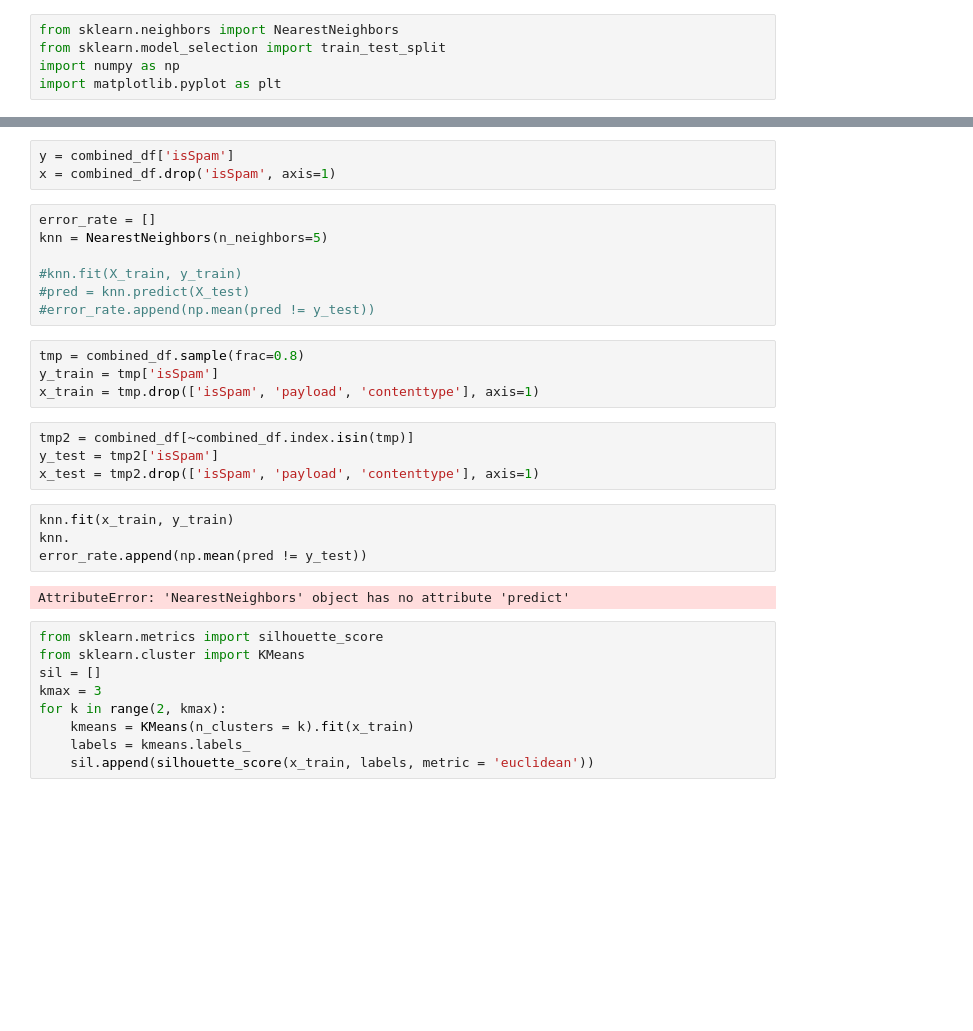
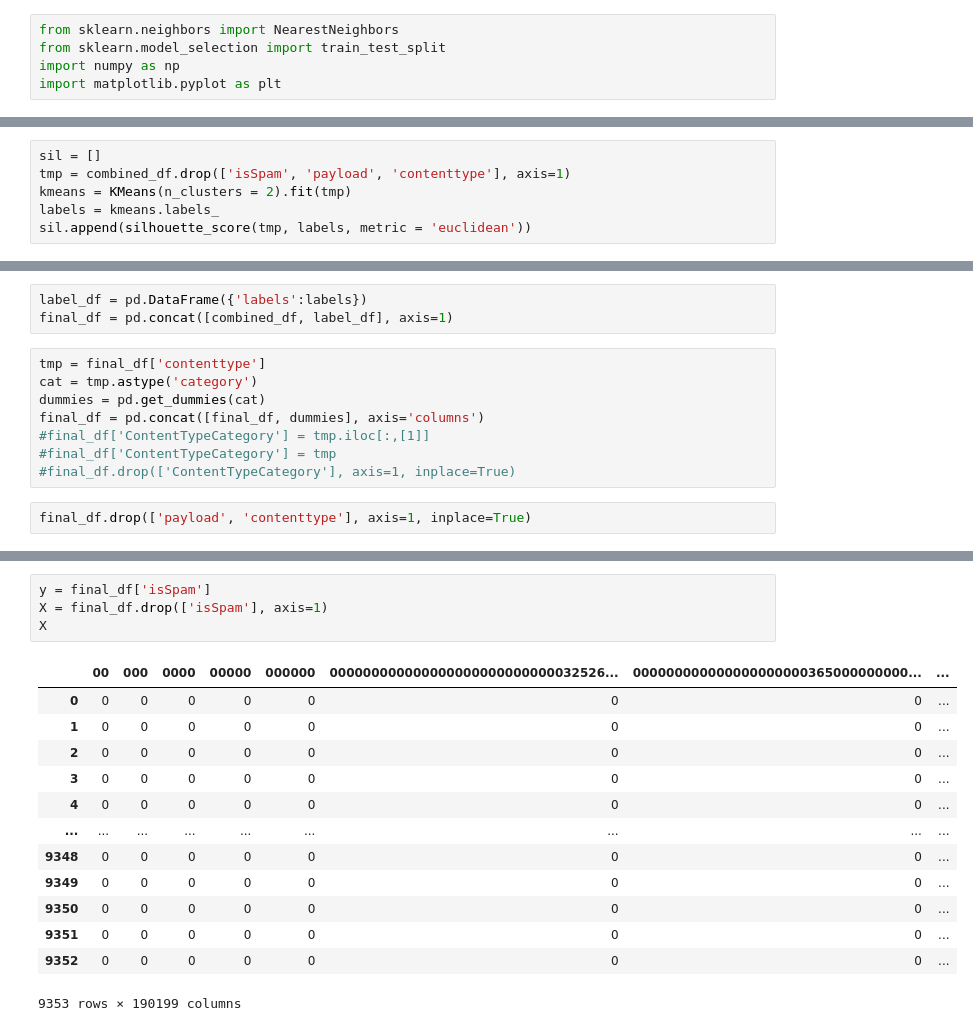
Before and after one commit to bx-lr/ds7333, a Jupyter notebook: 03-project/scripts/03-project_mitchell.ipynb, the cells around one changed output, grey strips where cells are left out. Drawn from its saved outputs; the diff is of its cells as text; blank space fills up the shorter version.

```diff
--- a/03-project/scripts/03-project_mitchell.ipynb
+++ b/03-project/scripts/03-project_mitchell.ipynb
@@ -62,0 +92,6 @@ import matplotlib.pyplot as plt
+# %%
+sil = []
+tmp = combined_df.drop(['isSpam', 'payload', 'contenttype'], axis=1)
+kmeans = KMeans(n_clusters = 2).fit(tmp)
+labels = kmeans.labels_
+sil.append(silhouette_score(tmp, labels, metric = 'euclidean'))
@@ -62,0 +113,13 @@ import matplotlib.pyplot as plt
+# %%
+label_df = pd.DataFrame({'labels':labels})
+final_df = pd.concat([combined_df, label_df], axis=1)
+# %%
+tmp = final_df['contenttype']
+cat = tmp.astype('category')
+dummies = pd.get_dummies(cat)
+final_df = pd.concat([final_df, dummies], axis='columns')
+#final_df['ContentTypeCategory'] = tmp.iloc[:,[1]]
+#final_df['ContentTypeCategory'] = tmp
+#final_df.drop(['ContentTypeCategory'], axis=1, inplace=True)
+# %%
+final_df.drop(['payload', 'contenttype'], axis=1, inplace=True)
@@ -63,33 +144,18 @@ import matplotlib.pyplot as plt
 # %%
-y = combined_df['isSpam']
-x = combined_df.drop('isSpam', axis=1)
+y = final_df['isSpam']
+X = final_df.drop(['isSpam'], axis=1)
+X
+# %% [output]
+|  | 00 | 000 | 0000 | 00000 | 000000 | 000000000000000000000000000032526... | 000000000000000000000365000000000... | ... |
+| 0 | 0 | 0 | 0 | 0 | 0 | 0 | 0 | ... |
+| 1 | 0 | 0 | 0 | 0 | 0 | 0 | 0 | ... |
+| 2 | 0 | 0 | 0 | 0 | 0 | 0 | 0 | ... |
+| 3 | 0 | 0 | 0 | 0 | 0 | 0 | 0 | ... |
+| 4 | 0 | 0 | 0 | 0 | 0 | 0 | 0 | ... |
+| ... | ... | ... | ... | ... | ... | ... | ... | ... |
+| 9348 | 0 | 0 | 0 | 0 | 0 | 0 | 0 | ... |
+| 9349 | 0 | 0 | 0 | 0 | 0 | 0 | 0 | ... |
+| 9350 | 0 | 0 | 0 | 0 | 0 | 0 | 0 | ... |
+| 9351 | 0 | 0 | 0 | 0 | 0 | 0 | 0 | ... |
+| 9352 | 0 | 0 | 0 | 0 | 0 | 0 | 0 | ... |
+9353 rows × 190199 columns
-# %%
-error_rate = []
-knn = NearestNeighbors(n_neighbors=5)
-
-#knn.fit(X_train, y_train)
-#pred = knn.predict(X_test)
-#error_rate.append(np.mean(pred != y_test))
-# %%
-tmp = combined_df.sample(frac=0.8)
-y_train = tmp['isSpam']
-x_train = tmp.drop(['isSpam', 'payload', 'contenttype'], axis=1)
-# %%
-tmp2 = combined_df[~combined_df.index.isin(tmp)]
-y_test = tmp2['isSpam']
-x_test = tmp2.drop(['isSpam', 'payload', 'contenttype'], axis=1)
-# %%
-knn.fit(x_train, y_train)
-knn.
-error_rate.append(np.mean(pred != y_test))
-# %% [output]
-AttributeError: 'NearestNeighbors' object has no attribute 'predict'
-# %%
-from sklearn.metrics import silhouette_score
-from sklearn.cluster import KMeans
-sil = []
-kmax = 3
-for k in range(2, kmax):
-    kmeans = KMeans(n_clusters = k).fit(x_train)
-    labels = kmeans.labels_
-    sil.append(silhouette_score(x_train, labels, metric = 'euclidean'))
```
Also changed, not shown: parts of 26 cells of this notebook.
